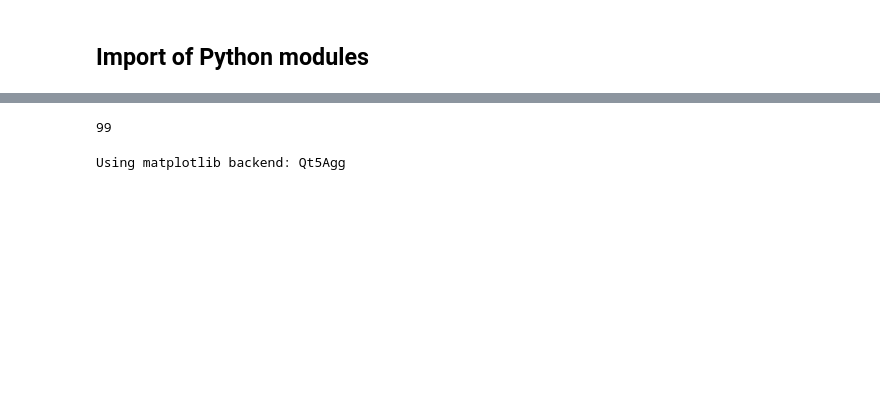
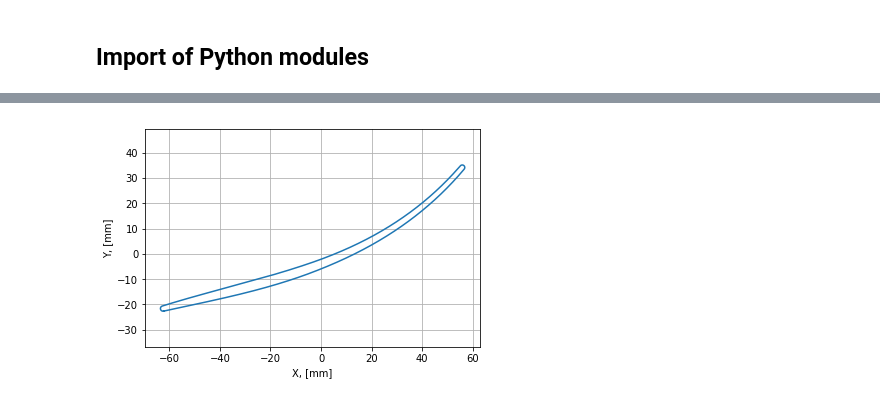
Before and after one commit to 20jeka08/AxialBladeDesigner, a Jupyter notebook: AxialBladeParametricModel2.ipynb, the cells around one changed output, grey strips where cells are left out. Drawn from its saved outputs; the diff is of its cells as text; code cells hidden in the pictures; blank space fills up the shorter version.

```diff
--- a/AxialBladeParametricModel2.ipynb
+++ b/AxialBladeParametricModel2.ipynb
@@ -79,4 +199,0 @@ def AxialCompressorAirfoil(L, Beta_array, R_array, T_array):
-# %%
-X, Y, Xs, Ys = AxialCompressorAirfoil(300, Beta_arr, R_arr, T_arr)
-# %% [output]
-99
@@ -87,21 +200,21 @@ plt.grid()
-# %%
-%matplotlib
-fig = plt.figure()
-ax = fig.add_subplot(111, projection='3d')
-ax.scatter(X, Y, Z)
-ax.set_aspect('equal')
-#ax = fig.gca(projection='3d')
-
-
-
-
-# Create cubic bounding box to simulate equal aspect ratio
-max_range = np.array([X.max()-X.min(), Y.max()-Y.min(), Z.max()-Z.min()]).max()
-Xb = 0.5*max_range*np.mgrid[-1:2:2,-1:2:2,-1:2:2][0].flatten() + 0.5*(X.max()+X.min())
-Yb = 0.5*max_range*np.mgrid[-1:2:2,-1:2:2,-1:2:2][1].flatten() + 0.5*(Y.max()+Y.min())
-Zb = 0.5*max_range*np.mgrid[-1:2:2,-1:2:2,-1:2:2][2].flatten() + 0.5*(Z.max()+Z.min())
-# Comment or uncomment following both lines to test the fake bounding box:
-for xb, yb, zb in zip(Xb, Yb, Zb):
-   ax.plot([xb], [yb], [zb], 'w')
-# %% [output]
-Using matplotlib backend: Qt5Agg
+# %%
+Beta_arr1 = np.array([15, 20, 50])
+R_arr1 = np.array([60, 60, 60])
+T_arr1 = np.array([2, 4, 3, 2])
+
+Beta_arr2 = np.array([25, 30, 35])
+R_arr2 = np.array([20, 30, 40])
+T_arr2 = np.array([3, 5, 4, 3])
+
+Profile1 = BladeProfile(120, Beta_array=Beta_arr1, R_array=R_arr1, T_array=T_arr1, CoefLe=1, CoefTe=1)
+Profile2 = BladeProfile(50, Beta_array=Beta_arr2, R_array=R_arr2, T_array=T_arr2, CoefLe=1, CoefTe=1)
+# %%
+X1, Y1 = Profile1.Generate2Dprofile()
+x1, y1, z1 = Profile1.Generate3Dprofile(X1, Y1)
+
+#X2, Y2 = Profile2.Generate2Dprofile()
+#x2, y2, z2 = Profile2.Generate3Dprofile(X2, Y2)
+# %%
+Profile1.View2DAirfoil(X1, Y1)
+# %% [output]
+[figure, added]
```
Also changed, not shown: parts of 5 cells of this notebook.
